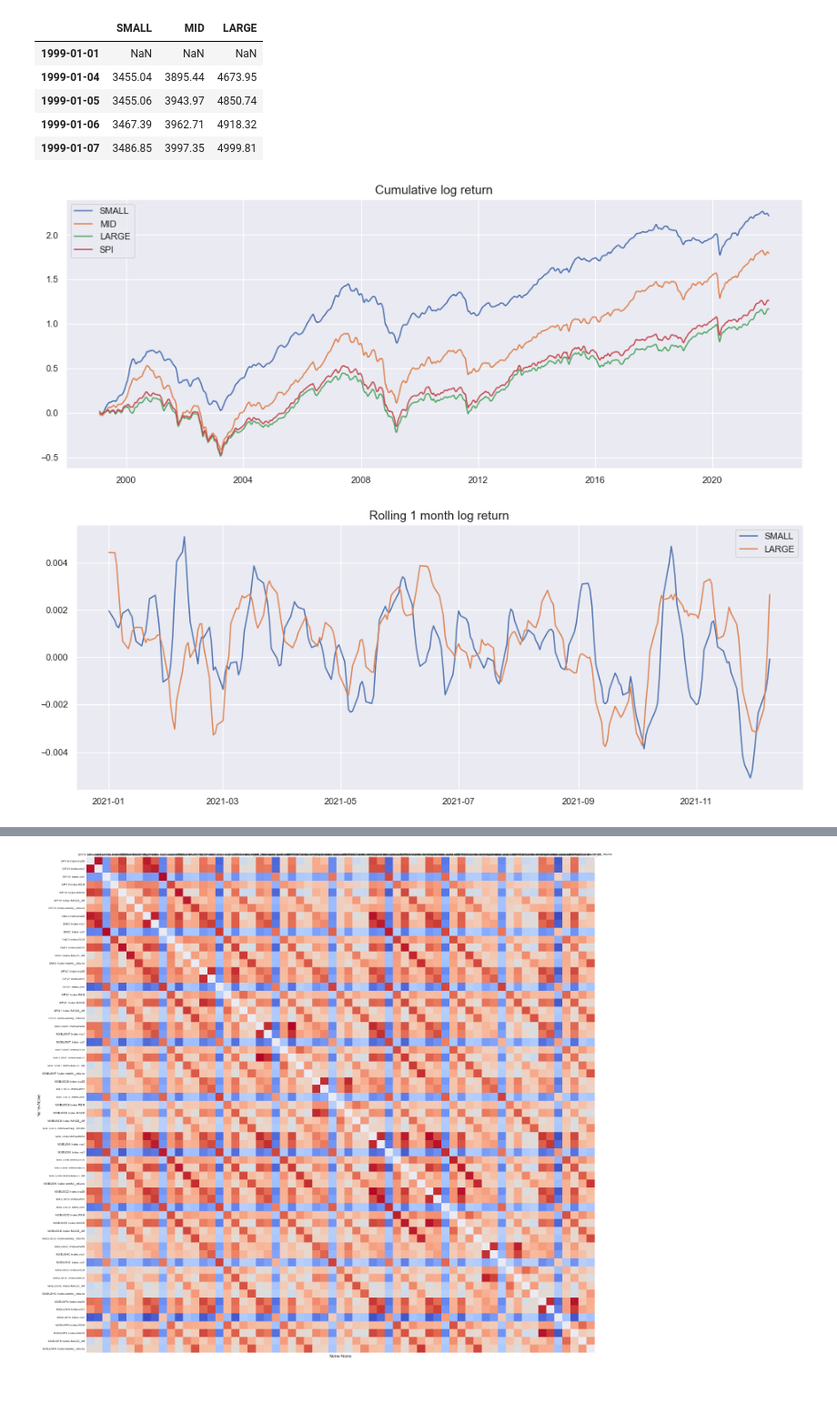
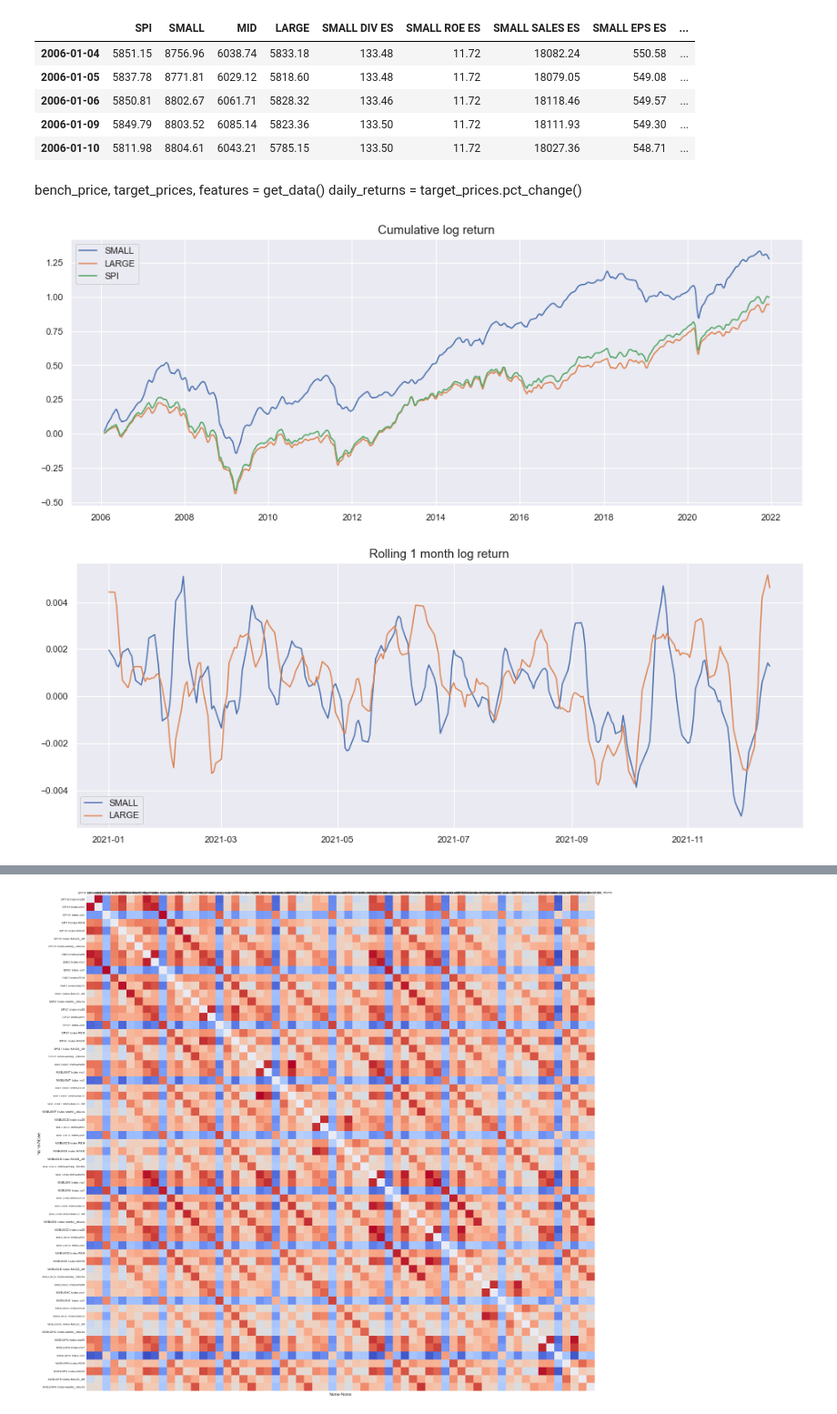
Before and after one commit to lacoupe/BCVS, a Jupyter notebook: SW/size/size.ipynb, the cells around one changed output, grey strips where cells are left out. Shown at 91% size. Cells and saved outputs as stored; diff of their text form; code cells hidden in the pictures; blank space fills up the shorter version.

```diff
--- a/SW/size/size.ipynb
+++ b/SW/size/size.ipynb
@@ -16,19 +14,17 @@ from sklearn.model_selection import train_test_split
 # %%
-indices_price = pd.read_excel('data/indices_prices.xlsx', index_col=0, skiprows=[0, 1, 2, 3, 5, 6, 7])
-indices_price.to_csv('data/prices.csv')
+data = pd.read_excel('data/data.xlsx', index_col=0, skiprows=[0, 1, 2, 3, 4, 5, 6, 8])
+data.head()
+# data.to_csv('data/data.csv')
+# %% [output]
+|  | SPI | SMALL | MID | LARGE | SMALL DIV ES | SMALL ROE ES | SMALL SALES ES | SMALL EPS ES | ... |
+| 2006-01-04 | 5851.15 | 8756.96 | 6038.74 | 5833.18 | 133.48 | 11.72 | 18082.24 | 550.58 | ... |
+| 2006-01-05 | 5837.78 | 8771.81 | 6029.12 | 5818.60 | 133.48 | 11.72 | 18079.05 | 549.08 | ... |
+| 2006-01-06 | 5850.81 | 8802.67 | 6061.71 | 5828.32 | 133.46 | 11.72 | 18118.46 | 549.57 | ... |
+| 2006-01-09 | 5849.79 | 8803.52 | 6085.14 | 5823.36 | 133.50 | 11.72 | 18111.93 | 549.30 | ... |
+| 2006-01-10 | 5811.98 | 8804.61 | 6043.21 | 5785.15 | 133.50 | 11.72 | 18027.36 | 548.71 | ... |
-# %%
-features, bench_price, df_X, target_prices = get_price_data()
-# features = features[features.columns[3:]]
-daily_returns = target_prices.pct_change()
-# %%
-target_prices.head()
-# %% [output]
-|  | SMALL | MID | LARGE |
-| 1999-01-01 | NaN | NaN | NaN |
-| 1999-01-04 | 3455.04 | 3895.44 | 4673.95 |
-| 1999-01-05 | 3455.06 | 3943.97 | 4850.74 |
-| 1999-01-06 | 3467.39 | 3962.71 | 4918.32 |
-| 1999-01-07 | 3486.85 | 3997.35 | 4999.81 |
+# %% [markdown]
+bench_price, target_prices, features = get_data()
+daily_returns = target_prices.pct_change()
 # %%
 fig, ax = plt.subplots(figsize=(16,6))
 data_plot = np.log((pd.concat([target_prices, bench_price.rename('SPI')], axis=1).pct_change() + 1).cumprod().rolling(20).mean())
@@ -36,12 +32,12 @@ sns.lineplot(data=data_plot, dashes=False)
 plt.title('Cumulative log return', fontsize=15)
 plt.show()
 # %% [output]
-[figure, old version]
+[figure, new version]
 # %%
 fig, ax = plt.subplots(figsize=(16,6))
-data_plot = target_prices[['SMALL', 'LARGE']].rolling(5).apply(lambda x: np.log(x[-1] / x[0])/ len(x)).rolling(5).mean()
+data_plot = target_prices.rolling(5).apply(lambda x: np.log(x[-1] / x[0])/ len(x)).rolling(5).mean()
 sns.lineplot(data=data_plot.loc['2021-01-01':], dashes=False)
 plt.title('Rolling 1 month log return', fontsize=15)
 plt.show()
 # %% [output]
-[figure, old version]
+[figure, new version]
```
Also changed, not shown: parts of 32 cells of this notebook, 6 other files.
